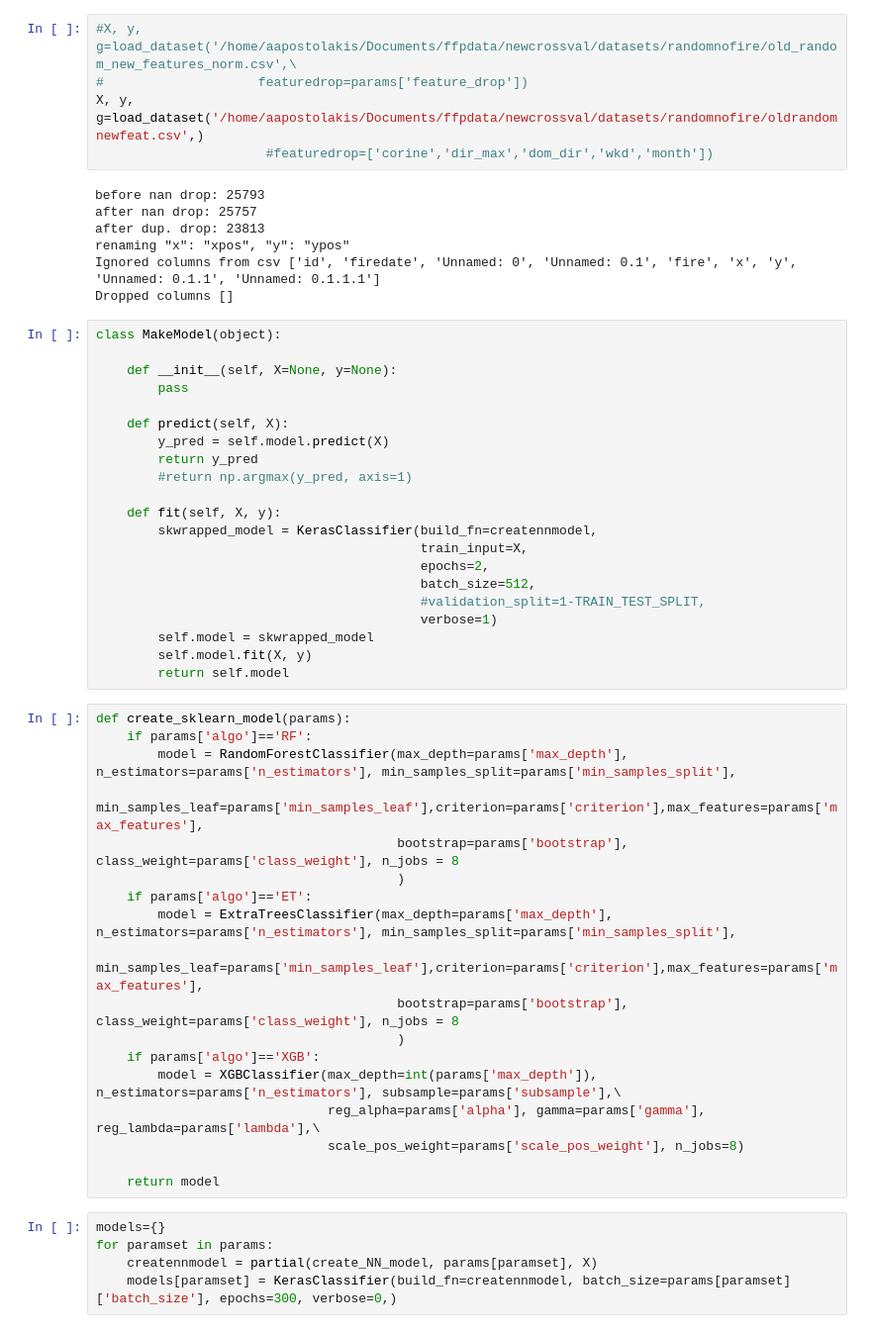
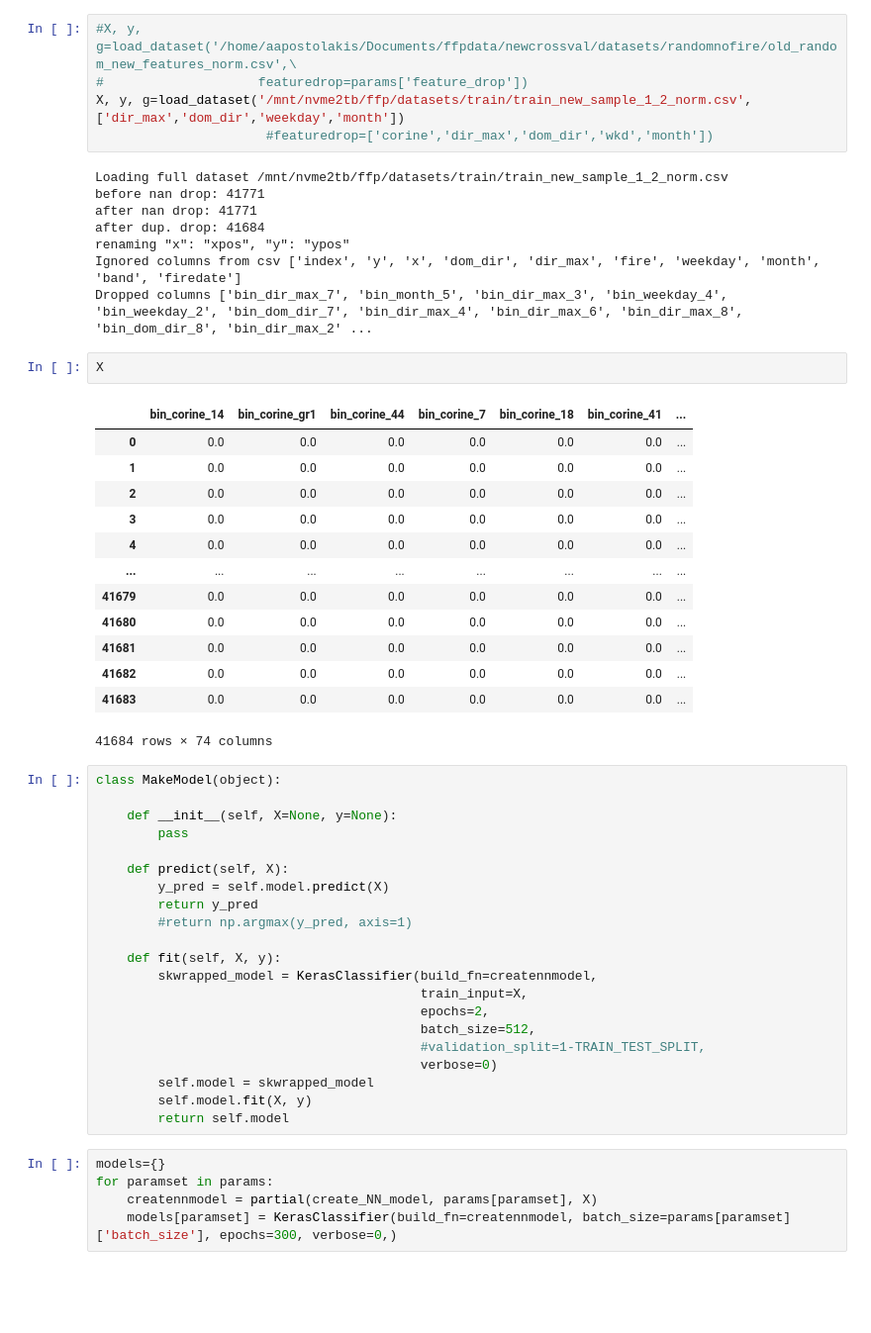
Before and after one commit to PREFERRED2022/mlfires-classic, a Jupyter notebook: ML_fires_al/featureimportance.ipynb, the cells around one changed output. Shown: that part at 99% size. Drawn from its saved outputs; the diff is of its cells as text; blank space fills up the shorter version.

```diff
--- a/ML_fires_al/featureimportance.ipynb
+++ b/ML_fires_al/featureimportance.ipynb
@@ -137,15 +33,32 @@ params['nnd_nh2'] = {'ES_mindelta': 0.0001, 'ES_monitor': 'loss', 'ES_patience':
 # %%
 #X, y, g=load_dataset('/home/aapostolakis/Documents/ffpdata/newcrossval/datasets/randomnofire/old_random_new_features_norm.csv',\
 #                    featuredrop=params['feature_drop'])
-X, y, g=load_dataset('/home/aapostolakis/Documents/ffpdata/newcrossval/datasets/randomnofire/oldrandomnewfeat.csv',)
+X, y, g=load_dataset('/mnt/nvme2tb/ffp/datasets/train/train_new_sample_1_2_norm.csv',['dir_max','dom_dir','weekday','month'])
                       #featuredrop=['corine','dir_max','dom_dir','wkd','month'])
 # %% [output]
-before nan drop: 25793
-after nan drop: 25757
-after dup. drop: 23813
+Loading full dataset /mnt/nvme2tb/ffp/datasets/train/train_new_sample_1_2_norm.csv
+before nan drop: 41771
+after nan drop: 41771
+after dup. drop: 41684
 renaming "x": "xpos", "y": "ypos"
-Ignored columns from csv ['id', 'firedate', 'Unnamed: 0', 'Unnamed: 0.1', 'fire', 'x', 'y', 'Unnamed: 0.1.1', 'Unnamed: 0.1.1.1']
-Dropped columns []
+Ignored columns from csv ['index', 'y', 'x', 'dom_dir', 'dir_max', 'fire', 'weekday', 'month', 'band', 'firedate']
+Dropped columns ['bin_dir_max_7', 'bin_month_5', 'bin_dir_max_3', 'bin_weekday_4', 'bin_weekday_2', 'bin_dom_dir_7', 'bin_dir_max_4', 'bin_dir_max_6', 'bin_dir_max_8', 'bin_dom_dir_8', 'bin_dir_max_2' ...
+# %%
+X
+# %% [output]
+|  | bin_corine_14 | bin_corine_gr1 | bin_corine_44 | bin_corine_7 | bin_corine_18 | bin_corine_41 | ... |
+| 0 | 0.0 | 0.0 | 0.0 | 0.0 | 0.0 | 0.0 | ... |
+| 1 | 0.0 | 0.0 | 0.0 | 0.0 | 0.0 | 0.0 | ... |
+| 2 | 0.0 | 0.0 | 0.0 | 0.0 | 0.0 | 0.0 | ... |
+| 3 | 0.0 | 0.0 | 0.0 | 0.0 | 0.0 | 0.0 | ... |
+| 4 | 0.0 | 0.0 | 0.0 | 0.0 | 0.0 | 0.0 | ... |
+| ... | ... | ... | ... | ... | ... | ... | ... |
+| 41679 | 0.0 | 0.0 | 0.0 | 0.0 | 0.0 | 0.0 | ... |
+| 41680 | 0.0 | 0.0 | 0.0 | 0.0 | 0.0 | 0.0 | ... |
+| 41681 | 0.0 | 0.0 | 0.0 | 0.0 | 0.0 | 0.0 | ... |
+| 41682 | 0.0 | 0.0 | 0.0 | 0.0 | 0.0 | 0.0 | ... |
+| 41683 | 0.0 | 0.0 | 0.0 | 0.0 | 0.0 | 0.0 | ... |
+41684 rows × 74 columns
 # %%
 class MakeModel(object):
 
@@ -163,28 +76,10 @@ class MakeModel(object):
                                           epochs=2,
                                           batch_size=512,
                                           #validation_split=1-TRAIN_TEST_SPLIT,
-                                          verbose=1)
+                                          verbose=0)
         self.model = skwrapped_model
         self.model.fit(X, y)
         return self.model
-# %%
-def create_sklearn_model(params):
-    if params['algo']=='RF':
-        model = RandomForestClassifier(max_depth=params['max_depth'], n_estimators=params['n_estimators'], min_samples_split=params['min_samples_split'],
-                                       min_samples_leaf=params['min_samples_leaf'],criterion=params['criterion'],max_features=params['max_features'],
-                                       bootstrap=params['bootstrap'], class_weight=params['class_weight'], n_jobs = 8
-                                       )
-    if params['algo']=='ET':
-        model = ExtraTreesClassifier(max_depth=params['max_depth'], n_estimators=params['n_estimators'], min_samples_split=params['min_samples_split'],
-                                       min_samples_leaf=params['min_samples_leaf'],criterion=params['criterion'],max_features=params['max_features'],
-                                       bootstrap=params['bootstrap'], class_weight=params['class_weight'], n_jobs = 8
-                                       )
-    if params['algo']=='XGB':
-        model = XGBClassifier(max_depth=int(params['max_depth']), n_estimators=params['n_estimators'], subsample=params['subsample'],\
-                              reg_alpha=params['alpha'], gamma=params['gamma'], reg_lambda=params['lambda'],\
-                              scale_pos_weight=params['scale_pos_weight'], n_jobs=8)
-
-    return model
 # %%
 models={}
 for paramset in params:
```
Also changed, not shown: parts of 14 cells of this notebook, 24 other files.
